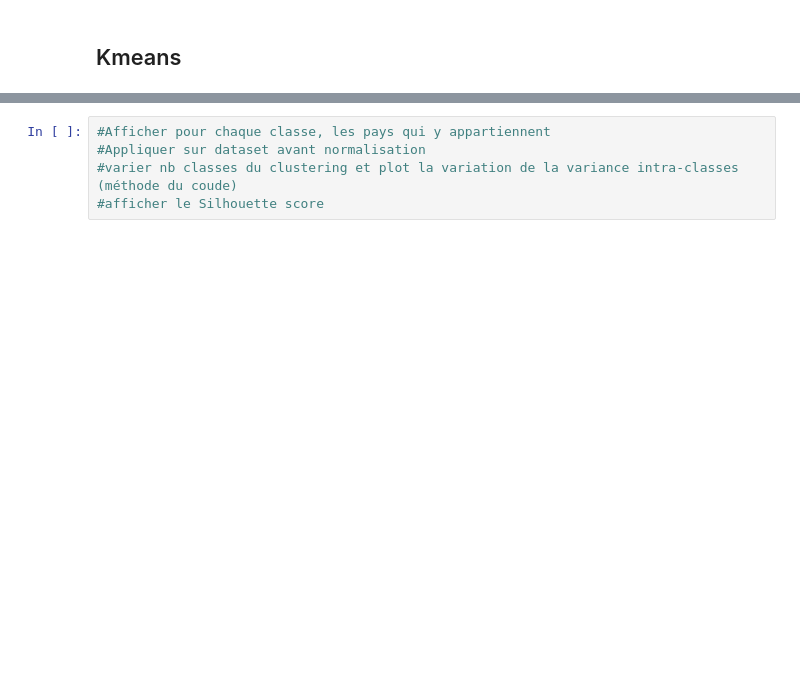
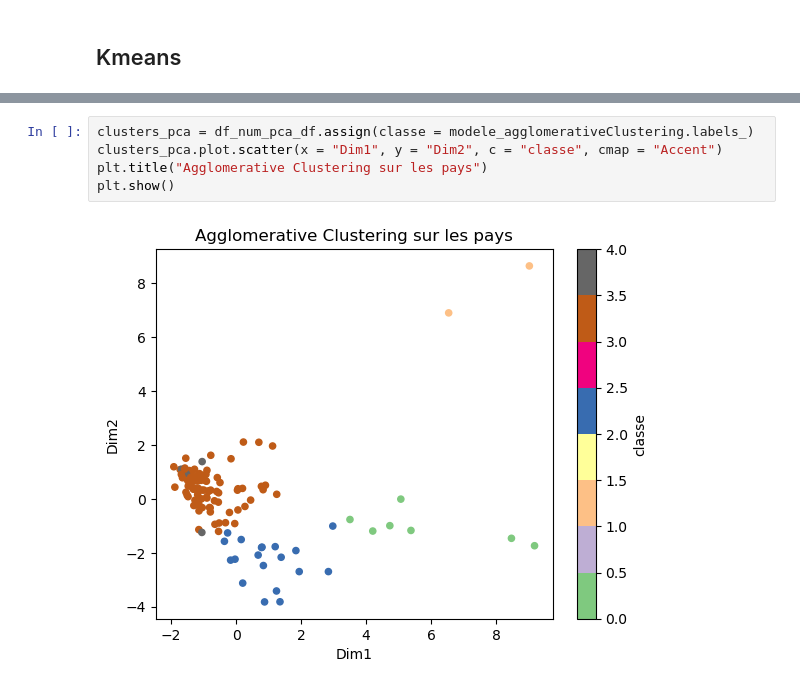
Before and after one commit to ahmedmokeddem/dalas, a Jupyter notebook: code/code EDA/Clustering.ipynb, the cells around one changed output, grey strips where cells are left out. Cells and saved outputs as stored; diff of their text form; blank space fills up the shorter version.

```diff
--- a/code/code EDA/Clustering.ipynb
+++ b/code/code EDA/Clustering.ipynb
@@ -144,5 +250,7 @@ plt.show()
-# %%
-#Afficher pour chaque classe, les pays qui y appartiennent
-#Appliquer sur dataset avant normalisation
-#varier nb classes du clustering et plot la variation de la variance intra-classes (méthode du coude)
-#afficher le Silhouette score
+# %%
+clusters_pca = df_num_pca_df.assign(classe = modele_agglomerativeClustering.labels_)
+clusters_pca.plot.scatter(x = "Dim1", y = "Dim2", c = "classe", cmap = "Accent")
+plt.title("Agglomerative Clustering sur les pays")
+plt.show()
+# %% [output]
+[figure, added]
```
Also changed, not shown: parts of 19 cells of this notebook.
